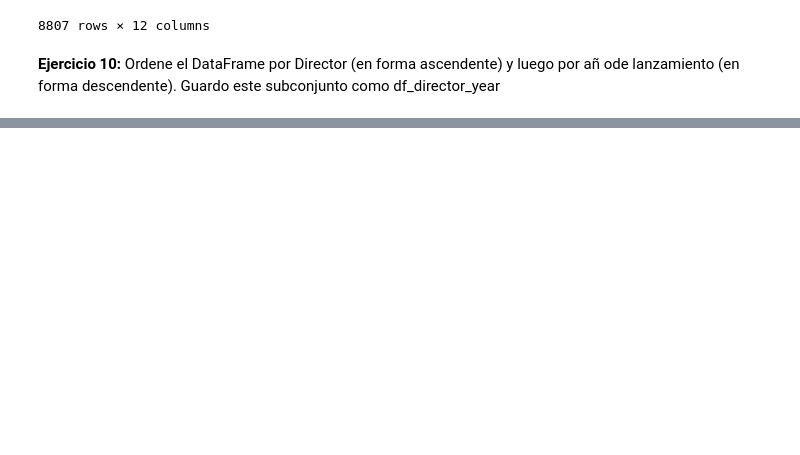
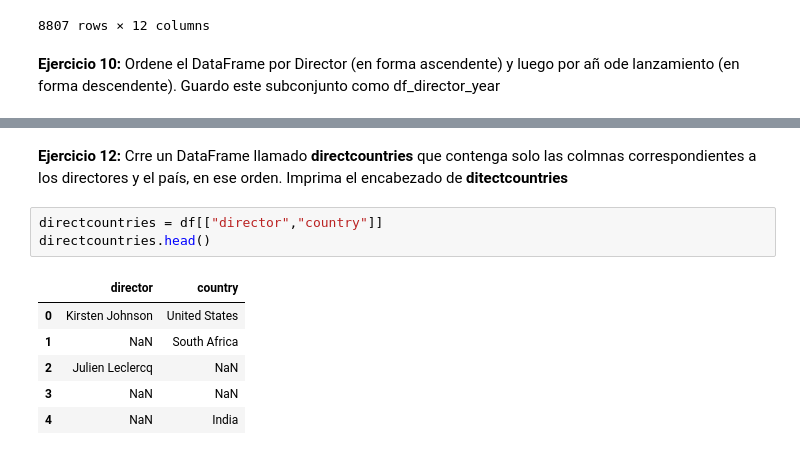
Before and after one commit to eduardocarbo/gh-react, a Jupyter notebook: Untitled2.ipynb, the cells around one changed output, grey strips where cells are left out. Saved outputs shown, nothing was run; the diff lists cells and outputs as text; blank space fills up the shorter version.

```diff
--- a/Untitled2.ipynb
+++ b/Untitled2.ipynb
@@ -198,0 +209,12 @@ df_director_year
+# %% [markdown]
+**Ejercicio 12:** Crre un DataFrame llamado **directcountries** que contenga solo las colmnas correspondientes a los directores y el país, en ese orden. Imprima el encabezado de **ditectcountries**
+# %%
+directcountries = df[["director","country"]]
+directcountries.head()
+# %% [output]
+|  | director | country |
+| 0 | Kirsten Johnson | United States |
+| 1 | NaN | South Africa |
+| 2 | Julien Leclercq | NaN |
+| 3 | NaN | NaN |
+| 4 | NaN | India |
```
Also changed, not shown: parts of 7 cells of this notebook.
